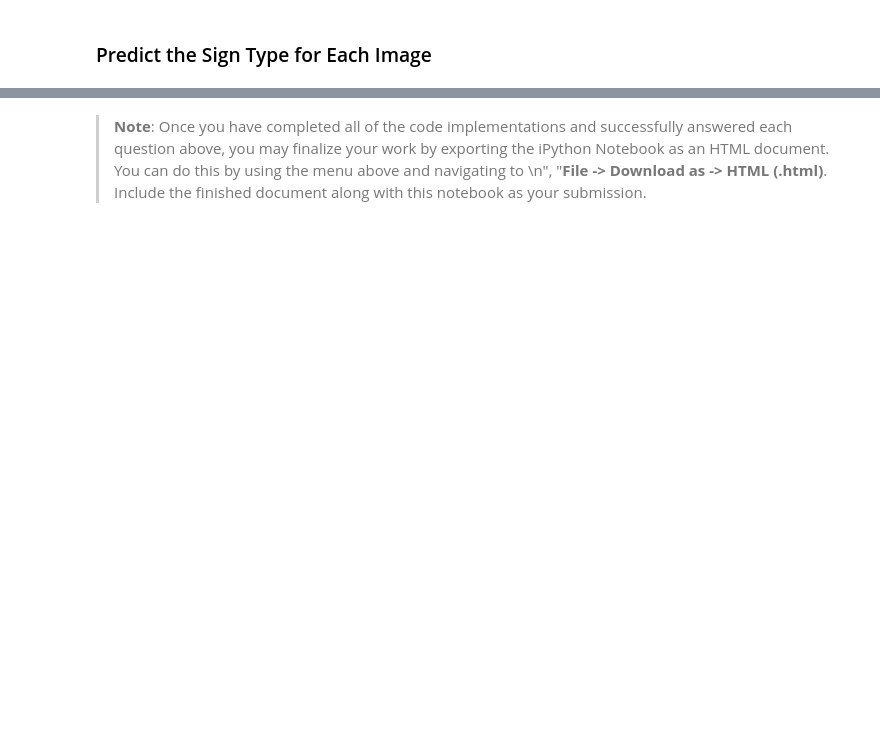
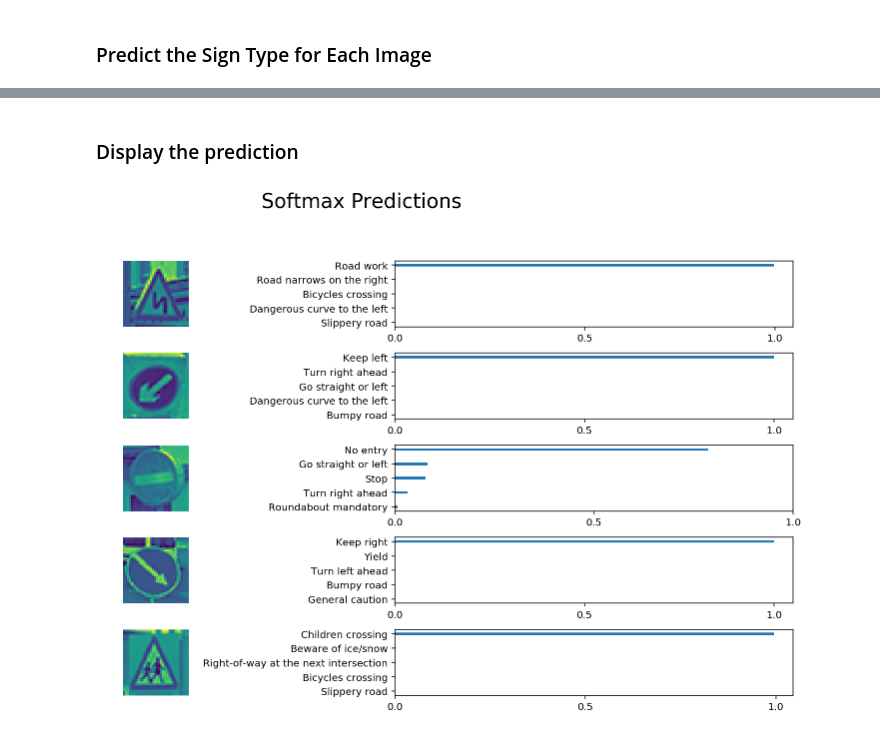
Before and after one commit to mdalai/self-driving-car-traffic-sign-classifier, a Jupyter notebook: Traffic_Sign_Classifier.ipynb, the cells around one changed output, grey strips where cells are left out. Cells and saved outputs as stored; diff of their text form; code cells hidden in the pictures; blank space fills up the shorter version.

```diff
--- a/Traffic_Sign_Classifier.ipynb
+++ b/Traffic_Sign_Classifier.ipynb
@@ -478,2 +531,12 @@ You may find `signnames.csv` useful as it contains mappings from the class id (i
+# %%
+## gray scale and normalize
+def gray_scale(X):
+    X = 0.299 * X[:, :, :, 0] + 0.587 * X[:, :, :, 1] + 0.114 * X[:, :, :, 2]
+    X = X.reshape(X.shape + (1,))
+    return X
+def normalize_image(image_data):
+    return (image_data - 128)/ 128
+# %%
+X_ = normalize_image(gray_scale(X_))
 # %% [markdown]
 ### Predict the Sign Type for Each Image
@@ -536,3 +542,0 @@ Once you have completed the code implementation, document your results in a proj
-# %% [markdown]
-> **Note**: Once you have completed all of the code implementations and successfully answered each question above, you may finalize your work by exporting the iPython Notebook as an HTML document. You can do this by using the menu above and navigating to  \n",
-    "**File -> Download as -> HTML (.html)**. Include the finished document along with this notebook as your submission.
@@ -539,3 +561,36 @@ Once you have completed the code implementation, document your results in a proj
+# %% [markdown]
+### Display the prediction
+# %%
+import pandas as pd
+df = pd.read_csv('signnames.csv')
+# %%
+def display_image_predictions(imgs, predictions, df):
+
+    fig, axies = plt.subplots(nrows=5, ncols=2, figsize=(15,8))
+    #fig.tight_layout()
+    fig.suptitle('Softmax Predictions', fontsize=20, y=1.0)
+    fig.subplots_adjust(hspace=0.4, wspace=0.1)
+
+    n_predictions = 5
+    margin = 0.05
+    ind = np.arange(n_predictions)
+    width = (1. - 2. * margin) / n_predictions
+
+    for i, (img, pred_indicies, pred_values) in enumerate(zip(imgs, predictions.indices, predictions.values)):
+        pred_names = [df[df['ClassId']==pred_i]['SignName'].item() for pred_i in pred_indicies]
+
+        axies[i][0].imshow(img.reshape(32,32))
+        #axies[i][0].set_title(correct_name)
+        axies[i][0].set_axis_off()
+
+        axies[i][1].barh(ind + margin, pred_values[::-1], width)
+        axies[i][1].set_yticks(ind + margin)
+        axies[i][1].set_yticklabels(pred_names[::-1])
+        axies[i][1].set_xticks([0, 0.5, 1.0])
+# %%
+display_image_predictions(X_,test_predictions,df)
+# %% [output]
+[figure, added]
 # %% [markdown]
 ---
 
```
Also changed, not shown: parts of 19 cells of this notebook, 20 other files.
